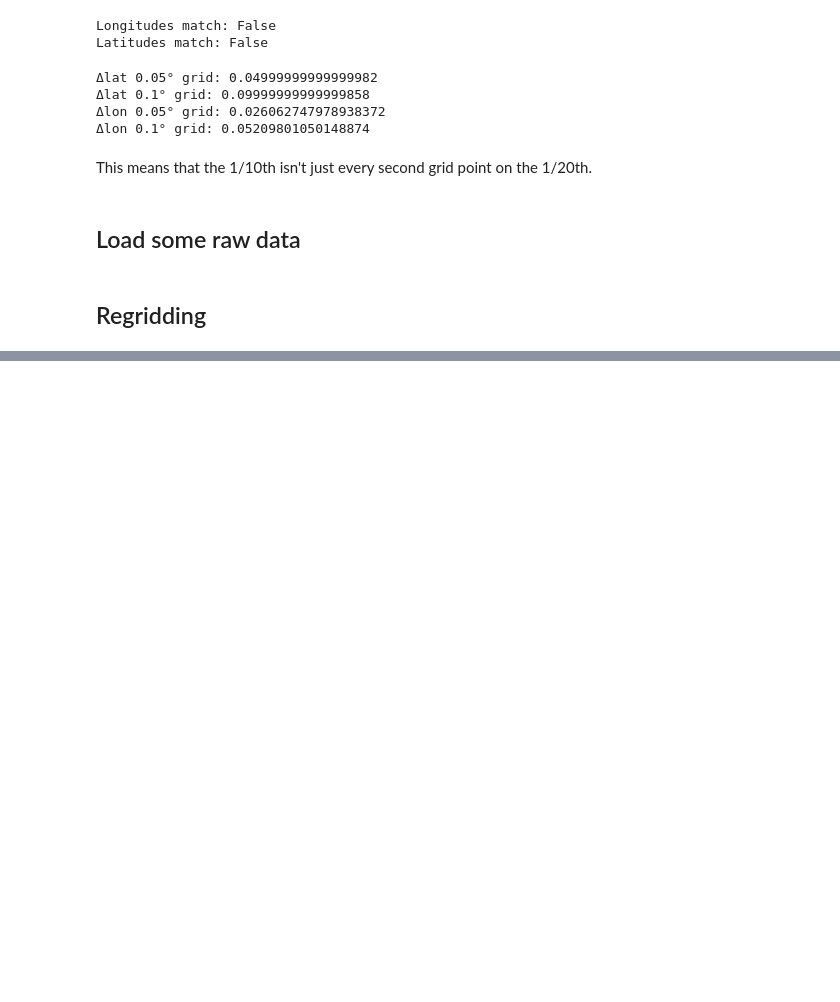
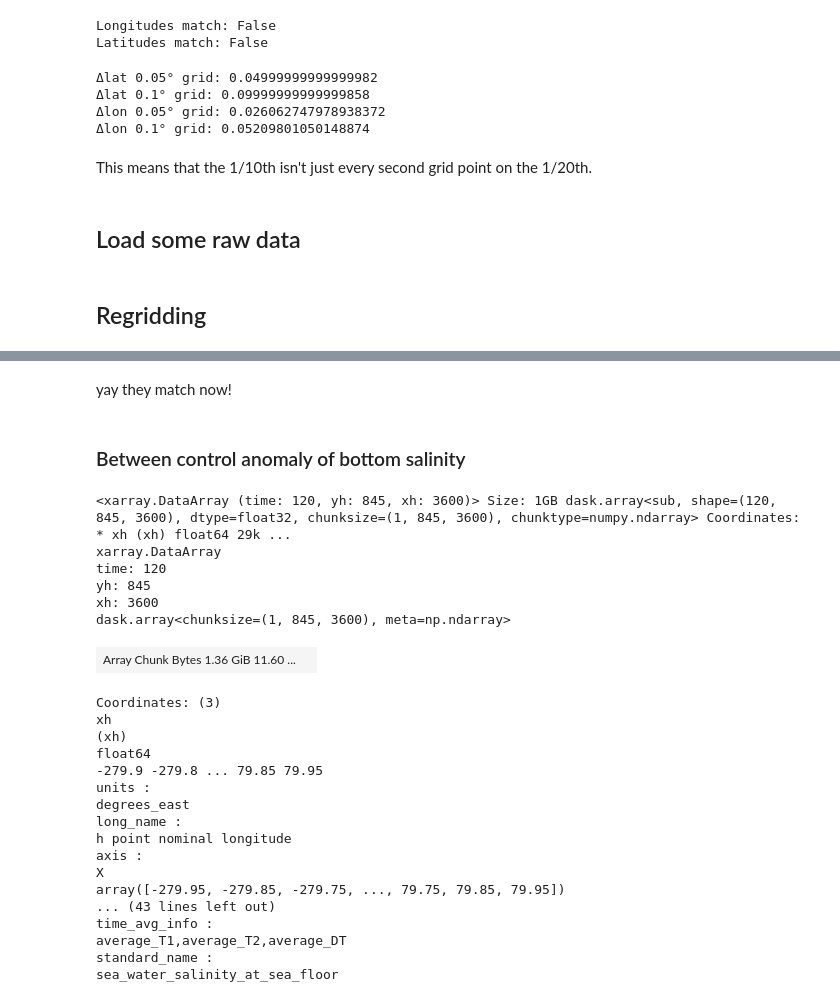
Before and after one commit to adele-morrison/panan-meltwater, a Jupyter notebook: notebooks/control_comparison/Control_Comparison_PanAns.ipynb, the cells around one changed output, grey strips where cells are left out. Drawn from its saved outputs; the diff is of its cells as text; code cells hidden in the pictures; blank space fills up the shorter version.

Commit message:
SWMT and control comparisons

```diff
--- a/notebooks/control_comparison/Control_Comparison_PanAns.ipynb
+++ b/notebooks/control_comparison/Control_Comparison_PanAns.ipynb
@@ -122,0 +156,32 @@ var005_regrid = regridder_005_to_01deg(salt_005_clean["sob"])
+# %% [markdown]
+yay they match now!
+# %% [markdown]
+### Between control anomaly of bottom salinity
+# %%
+sob_anom = salt_01 - salt_005_regridded
+sob_anom
+# %% [output]
+<xarray.DataArray (time: 120, yh: 845, xh: 3600)> Size: 1GB dask.array<sub, shape=(120, 845, 3600), dtype=float32, chunksize=(1, 845, 3600), chunktype=numpy.ndarray> Coordinates: * xh (xh) float64 29k ...
+xarray.DataArray
+time: 120
+yh: 845
+xh: 3600
+dask.array<chunksize=(1, 845, 3600), meta=np.ndarray>
+| Array Chunk Bytes 1.36 GiB 11.60 ... |  |
+Coordinates: (3)
+xh
+(xh)
+float64
+-279.9 -279.8 ... 79.85 79.95
+units :
+degrees_east
+long_name :
+h point nominal longitude
+axis :
+X
+array([-279.95, -279.85, -279.75, ..., 79.75, 79.85, 79.95])
+... (43 lines left out)
+time_avg_info :
+average_T1,average_T2,average_DT
+standard_name :
+sea_water_salinity_at_sea_floor
```
Also changed, not shown: parts of 11 cells of this notebook, 3 other files.
